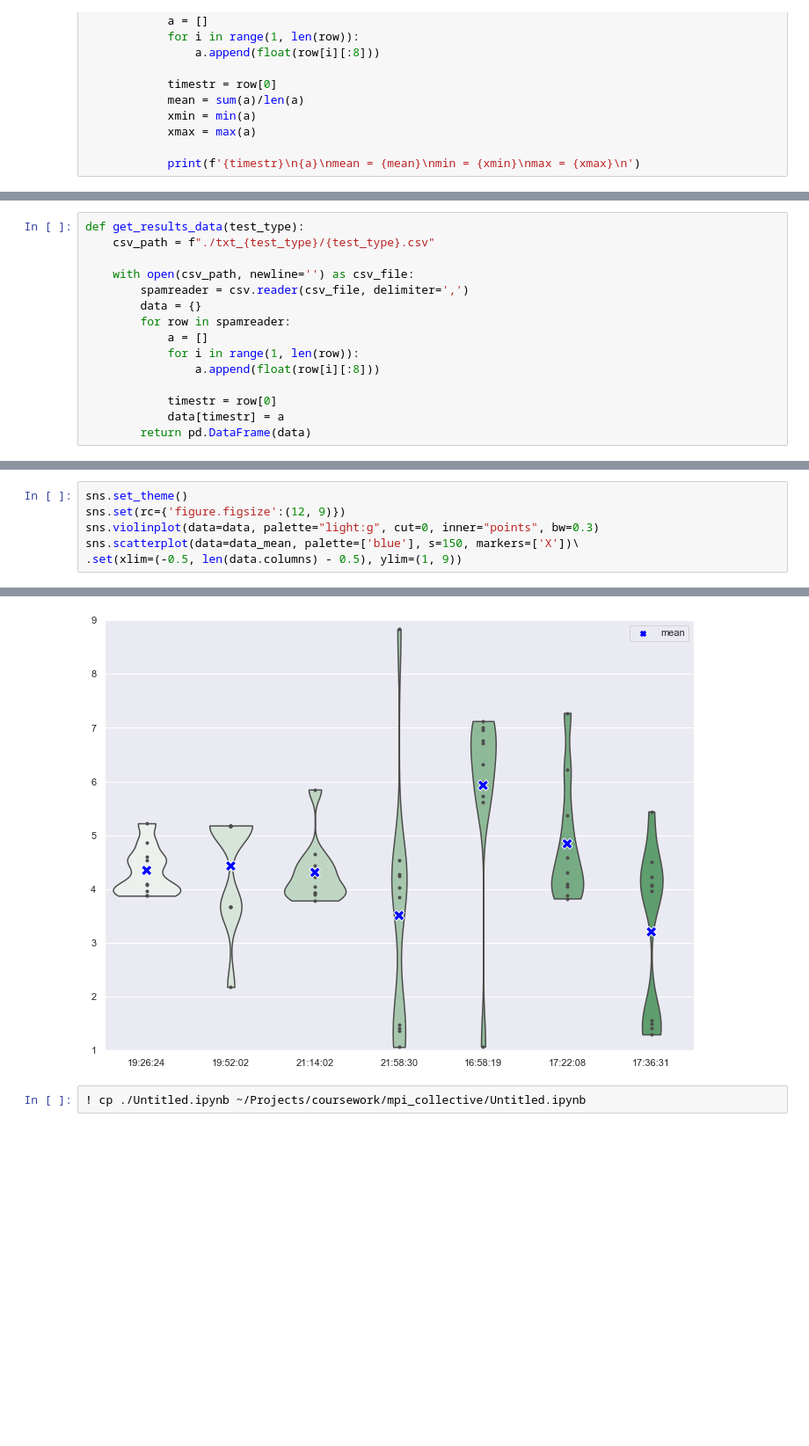
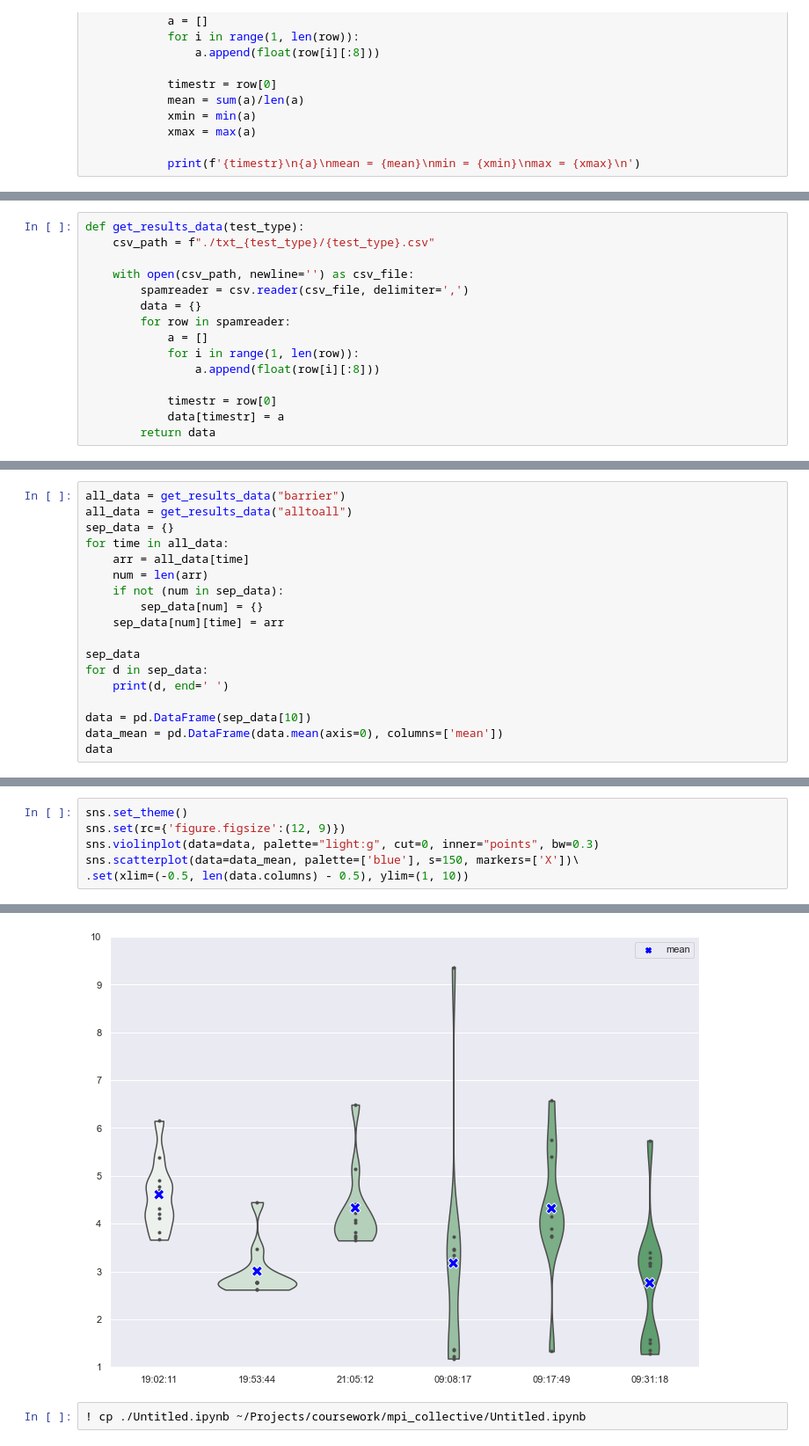
Before and after one commit to jqp4/acad-2021-NVIDIA-GPU, a Jupyter notebook: mpi_collective/Untitled.ipynb, the cells around one changed output, grey strips where cells are left out. Shown: that part at 88% size. Saved outputs shown, nothing was run; the diff lists cells and outputs as text; blank space fills up the shorter version.

```diff
--- a/mpi_collective/Untitled.ipynb
+++ b/mpi_collective/Untitled.ipynb
@@ -85,4 +85,4 @@ def get_results_data(test_type):
 
             timestr = row[0]
             data[timestr] = a
-        return pd.DataFrame(data)
+        return data
@@ -106,0 +89,18 @@ data
+# %%
+all_data = get_results_data("barrier")
+all_data = get_results_data("alltoall")
+sep_data = {}
+for time in all_data:
+    arr = all_data[time]
+    num = len(arr)
+    if not (num in sep_data):
+        sep_data[num] = {}
+    sep_data[num][time] = arr
+
+sep_data
+for d in sep_data:
+    print(d, end=' ')
+
+data = pd.DataFrame(sep_data[10])
+data_mean = pd.DataFrame(data.mean(axis=0), columns=['mean'])
+data
@@ -109,5 +122,5 @@ sns.set_theme()
 sns.set(rc={'figure.figsize':(12, 9)})
 sns.violinplot(data=data, palette="light:g", cut=0, inner="points", bw=0.3)
 sns.scatterplot(data=data_mean, palette=['blue'], s=150, markers=['X'])\
-.set(xlim=(-0.5, len(data.columns) - 0.5), ylim=(1, 9))
+.set(xlim=(-0.5, len(data.columns) - 0.5), ylim=(1, 10))
 # %% [output]
@@ -115,3 +128,3 @@ sns.scatterplot(data=data_mean, palette=['blue'], s=150, markers=['X'])\
-[figure, old version]
+[figure, new version]
 # %%
 ! cp ./Untitled.ipynb ~/Projects/coursework/mpi_collective/Untitled.ipynb
```
Also changed, not shown: parts of 5 cells of this notebook, 5 other files.
